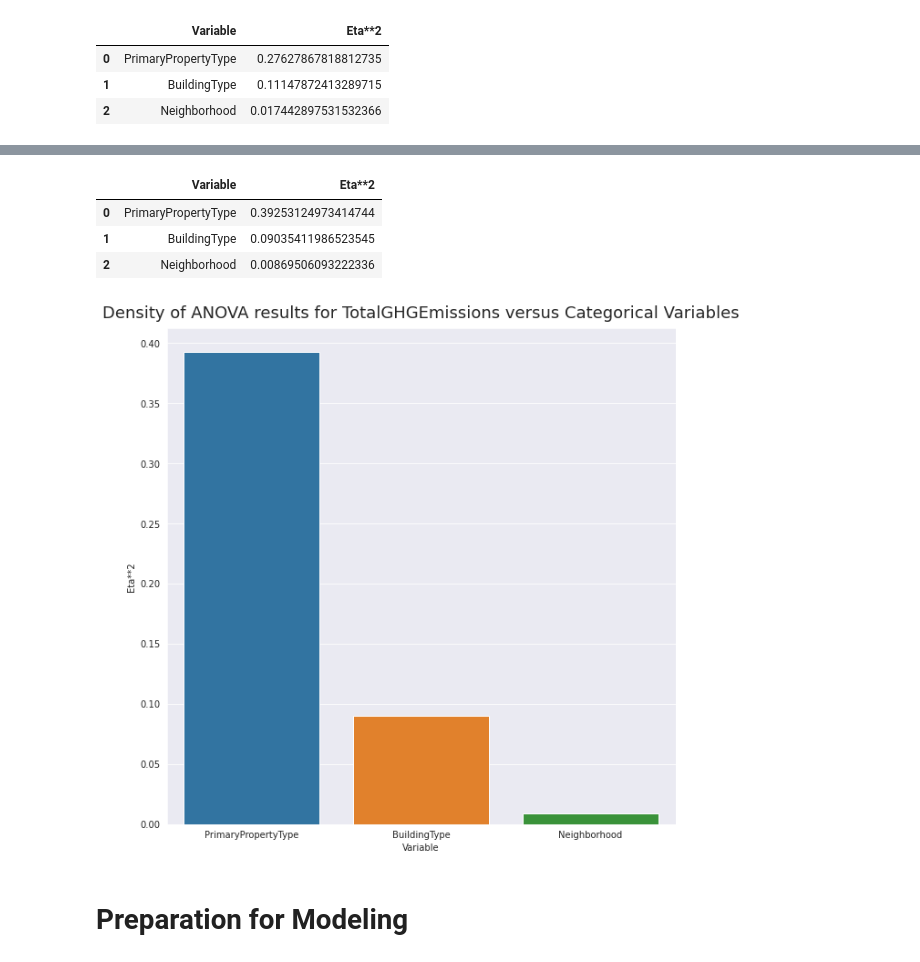
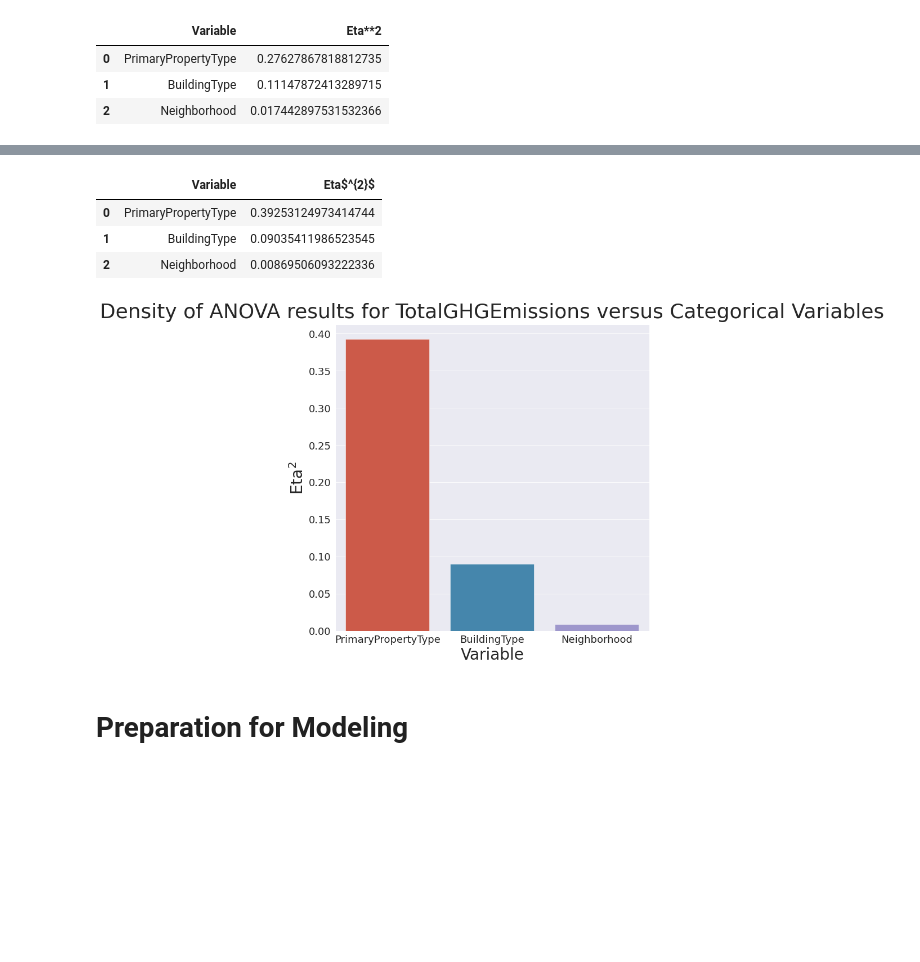
Before and after one commit to Ay0d/Machine-Learning, a Jupyter notebook: seattle-co2-exploration-2016.ipynb, the cells around one changed output, grey strips where cells are left out. Cells and saved outputs as stored; diff of their text form; code cells hidden in the pictures; blank space fills up the shorter version.

```diff
--- a/seattle-co2-exploration-2016.ipynb
+++ b/seattle-co2-exploration-2016.ipynb
@@ -277,14 +277,15 @@ pd.crosstab(data['BuildingType'], data['Neighborhood'])
 # %%
 fig, ax = plt.subplots(figsize=(16, 16))
 plt.style.use('ggplot')
-plt.title("Distribution of EnergyStarScore varying by Building Type", size=36, y=1.07)
+sns.set_style('darkgrid')
+plt.title("Distribution of EnergyStarScore varying by Building Type", size=36, y=1.03)
 sns.histplot(data=data, x=data['ENERGYSTARScore'], hue=data['BuildingType'], multiple="stack", element="bars", discrete=True, stat="count", kde=True)
 ax.set_xlim(0,100)
 ax.set_xticks(range(1,100))
 plt.xlabel("ENERGYSTARScore", size=28)
 plt.ylabel("Distribution Density", size=28)
 plt.xticks(rotation=90)
-leg = sns.move_legend (ax, "lower center", bbox_to_anchor=(0.5, 1), ncol=7, title_fontproperties = "bold", title="BuildingType", title_fontsize=18, fontsize=16, frameon=False, shadow=True)
+leg = sns.move_legend (ax, "upper right", bbox_to_anchor=(1.3, 1), ncol=1, title_fontproperties = "bold", title="BuildingType", title_fontsize=18, fontsize=16, frameon=True, shadow=True)
 plt.savefig('essbybuilding.png', dpi=300, format='png', bbox_extra_artists=(leg), bbox_inches='tight') # don't crop the legend while saving the figure
 plt.show()
 # %% [output]
@@ -379,7 +373,14 @@ data.groupby('Neighborhood')['ENERGYSTARScore'].describe()
 # %%
 # we do a scatterplot with x is the longitude and y the latitude, we will use a categorical variable as hue to see if there is any patterns
 fig, ax = plt.subplots(figsize=(10, 10))
+plt.style.use('ggplot')
 sns.set_style('darkgrid')
 sns.scatterplot(x=data['Longitude'], y=data['Latitude'],hue=data['BuildingType'], palette="bright")
 plt.xticks(rotation=90)
+plt.xlabel("LONGITUDE", size=28)
+plt.ylabel("LATITUDE", size=28)
+plt.title("Geographic distribution of the BuildingType", size=36, y=1.01)
+leg = sns.move_legend(ax, "upper right", bbox_to_anchor=(1.45, 1.01), ncol=1, title_fontproperties = "bold", title="BuildingType", title_fontsize=18, fontsize=16, frameon=True, shadow=True)
+plt.savefig('mapping.png', dpi=300, format='png', bbox_extra_artists=(leg), bbox_inches='tight') # don't crop the legend while saving the figure
+plt.show()
 # %% [output]
@@ -787,7 +783,14 @@ anova_results_energystarscore.head()
 | 2 | Neighborhood | 0.025243106885393322 |
 # %%
 fig, ax = plt.subplots(figsize=(10, 10))
-plt.title("Density of ANOVA results for ENERGYSTARScore versus Categorical Variables", size=18, y=1.01)
-sns.barplot(x=anova_results_energystarscore["Variable"], y=anova_results_energystarscore["Eta$^{2}$"].astype(np.float))
+plt.style.use('ggplot')
+sns.set_style('darkgrid')
+plt.title("Density of ANOVA results for ENERGYSTARScore versus Categorical Variables", size=36, y=1.01)
+g = sns.barplot(x=anova_results_energystarscore["Variable"], y=anova_results_energystarscore["Eta$^{2}$"].astype(np.float))
+plt.xlabel("Variable", size=28)
+plt.ylabel("Eta$^{2}$", size=28)
+plt.xticks(size=18)
+plt.yticks(size=18)
+plt.savefig('AnovaEss.png', dpi=300, format='png', bbox_inches='tight') # don't crop the legend while saving the figure
 plt.show()
 # %% [output]
@@ -810,18 +813,25 @@ plt.show()
 # %%
-anova_results_totalghgemissions = pd.DataFrame(array3, columns =['Variable','Eta**2'])
+anova_results_totalghgemissions = pd.DataFrame(array3, columns =['Variable','Eta$^{2}$'])
 anova_results_totalghgemissions.head()
 # %% [output]
-|  | Variable | Eta**2 |
+|  | Variable | Eta$^{2}$ |
 | 0 | PrimaryPropertyType | 0.39253124973414744 |
 | 1 | BuildingType | 0.09035411986523545 |
 | 2 | Neighborhood | 0.00869506093222336 |
 # %%
 fig, ax = plt.subplots(figsize=(10, 10))
-plt.title("Density of ANOVA results for TotalGHGEmissions versus Categorical Variables", size=18, y=1.01)
-sns.barplot(x=anova_results_totalghgemissions["Variable"], y=anova_results_totalghgemissions["Eta**2"].astype(np.float))
+plt.style.use('ggplot')
+sns.set_style('darkgrid')
+plt.title("Density of ANOVA results for TotalGHGEmissions versus Categorical Variables", size=36, y=1.01)
+g = sns.barplot(x=anova_results_totalghgemissions["Variable"], y=anova_results_totalghgemissions["Eta$^{2}$"].astype(np.float))
+plt.xlabel("Variable", size=28)
+plt.ylabel("Eta$^{2}$", size=28)
+plt.xticks(size=18)
+plt.yticks(size=18)
+plt.savefig('Anovaghgemissions.png', dpi=300, format='png', bbox_inches='tight') # don't crop the legend while saving the figure
 plt.show()
 # %% [output]
-[figure, old version]
+[figure, new version]
 # %% [markdown]
 # Preparation for Modeling
 # %%
```
Also changed, not shown: parts of 14 cells of this notebook.
